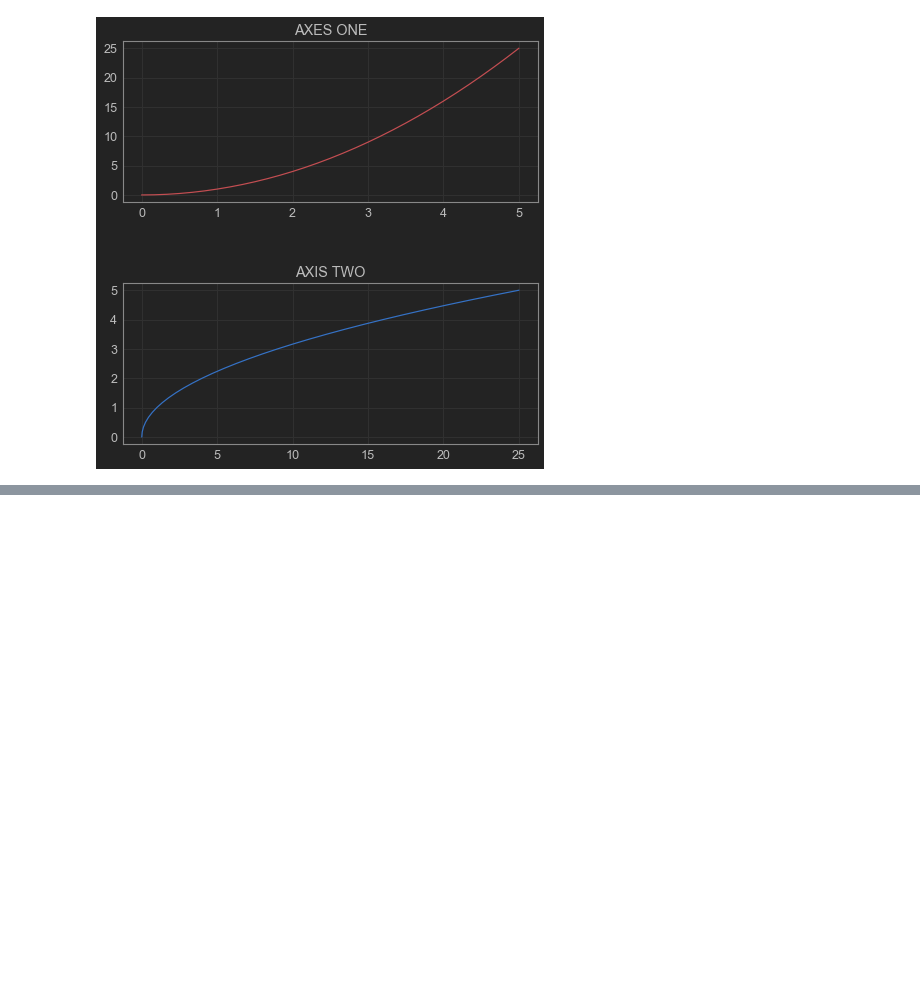
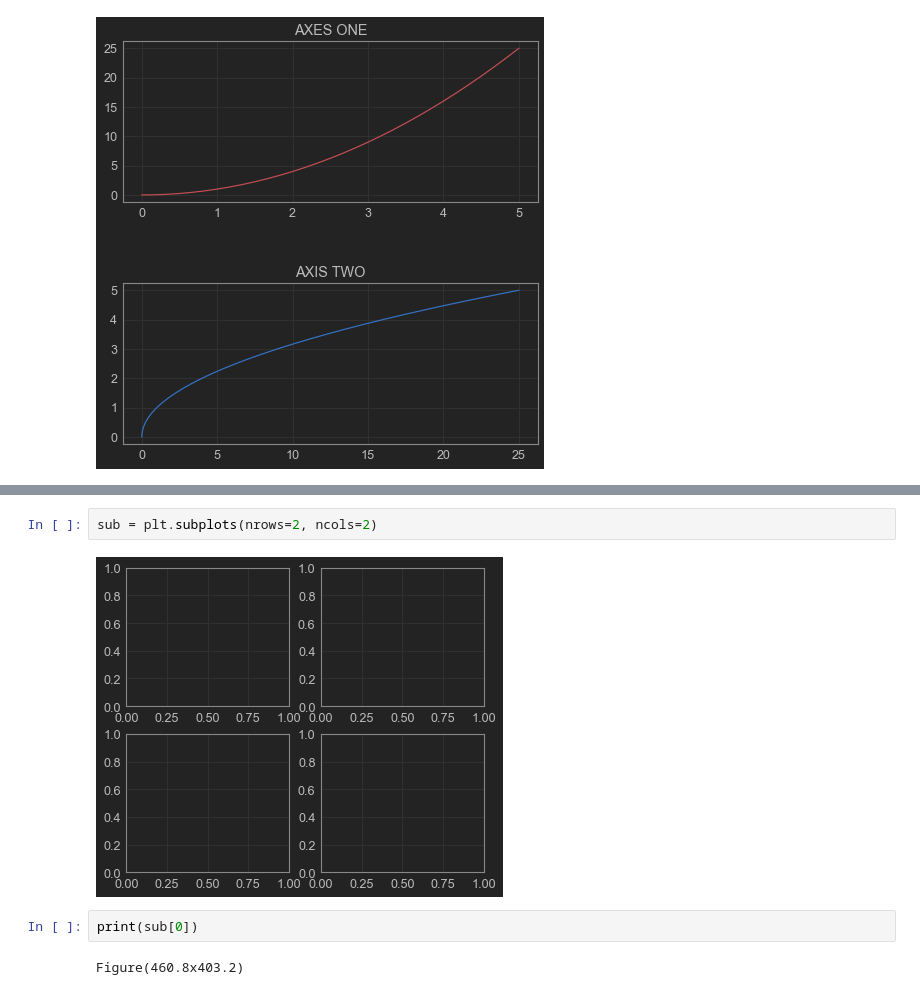
Before and after one commit to rochafialvin/python-analys, a Jupyter notebook: 3. Matplotlib.ipynb, the cells around one changed output, grey strips where cells are left out. Saved outputs shown, nothing was run; the diff lists cells and outputs as text; blank space fills up the shorter version.

Commit message:
subplot

```diff
--- a/3. Matplotlib.ipynb
+++ b/3. Matplotlib.ipynb
@@ -118,0 +155,8 @@ plt.show()
+# %%
+sub = plt.subplots(nrows=2, ncols=2)
+# %% [output]
+[figure, added]
+# %%
+print(sub[0])
+# %% [output]
+Figure(460.8x403.2)
```
Also changed, not shown: parts of 8 cells of this notebook.
